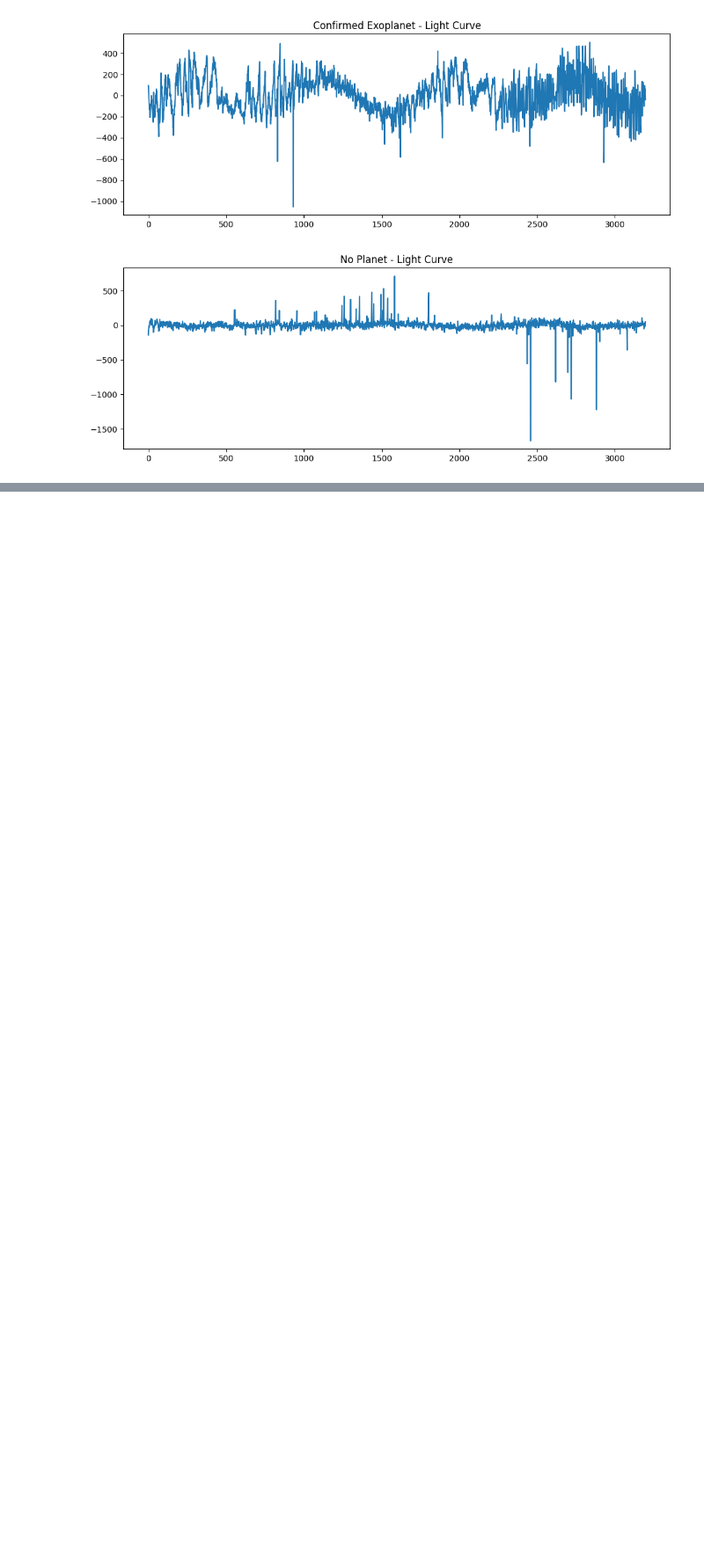
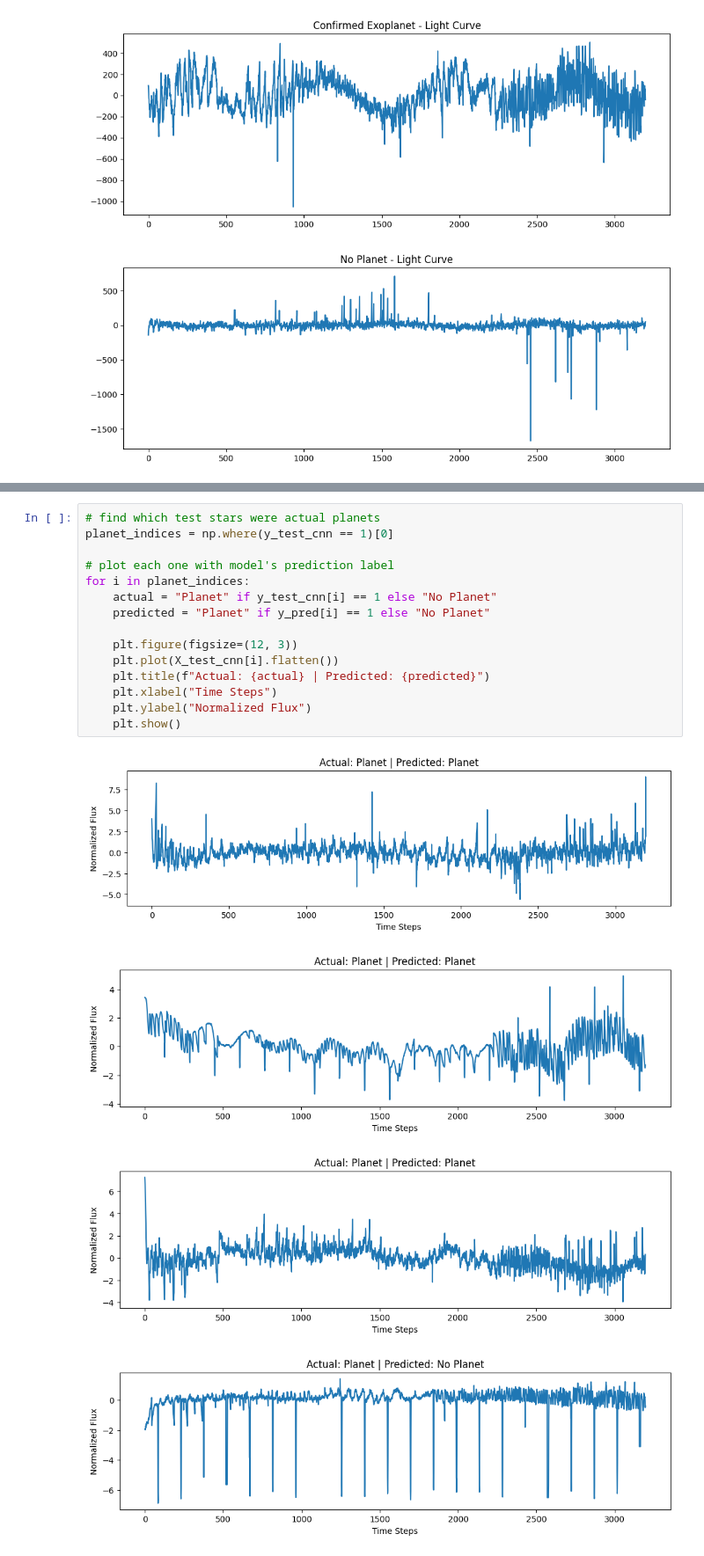
Before and after one commit to anuragsingh7058/exoplanet-detection, a Jupyter notebook: exoplanet_pipeline.ipynb, the cells around one changed output, grey strips where cells are left out. Shown at 88% size. Drawn from its saved outputs; the diff is of its cells as text; blank space fills up the shorter version.

```diff
--- a/exoplanet_pipeline.ipynb
+++ b/exoplanet_pipeline.ipynb
@@ -34,0 +173,20 @@ plt.show()
+# %%
+# find which test stars were actual planets
+planet_indices = np.where(y_test_cnn == 1)[0]
+
+# plot each one with model's prediction label
+for i in planet_indices:
+    actual = "Planet" if y_test_cnn[i] == 1 else "No Planet"
+    predicted = "Planet" if y_pred[i] == 1 else "No Planet"
+
+    plt.figure(figsize=(12, 3))
+    plt.plot(X_test_cnn[i].flatten())
+    plt.title(f"Actual: {actual} | Predicted: {predicted}")
+    plt.xlabel("Time Steps")
+    plt.ylabel("Normalized Flux")
+    plt.show()
+# %% [output]
+[figure, added]
+[figure, added]
+[figure, added]
+[figure, added]
```
Also changed, not shown: parts of 6 cells of this notebook.
